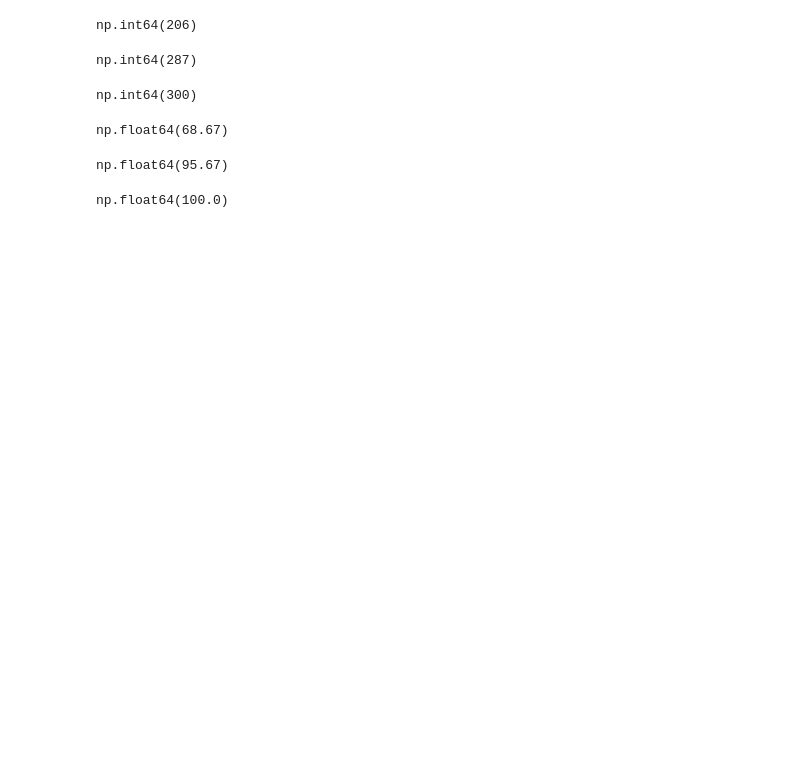
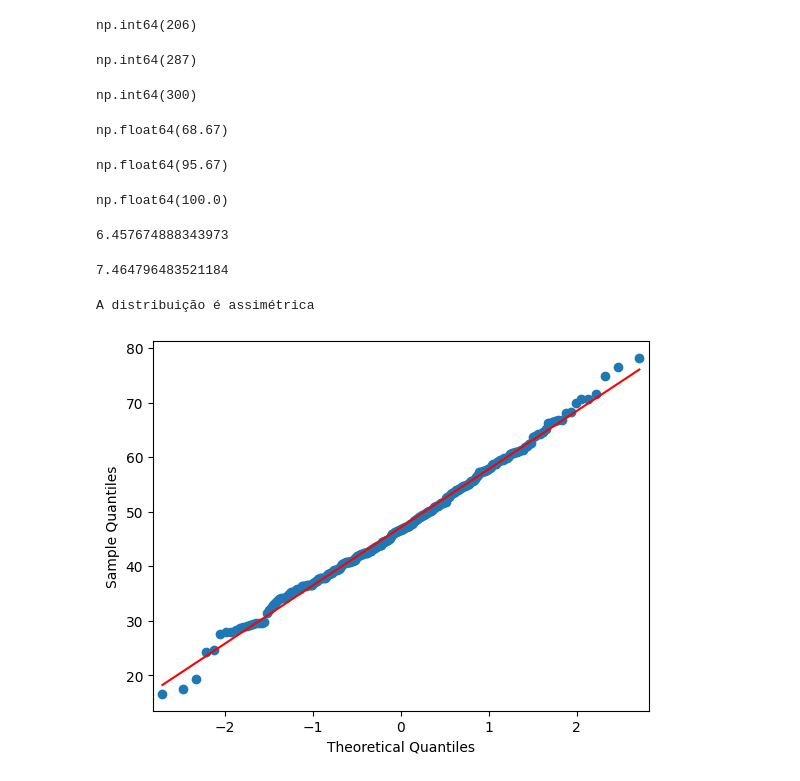
Before and after one commit to enzopuc2007/RAM_Memory_Management, a Jupyter notebook: src/Data_Work_1.ipynb, the cells around one changed output. Saved outputs shown, nothing was run; the diff lists cells and outputs as text; code cells hidden in the pictures; blank space fills up the shorter version.

```diff
--- a/src/Data_Work_1.ipynb
+++ b/src/Data_Work_1.ipynb
@@ -114,0 +130,26 @@ np.float64(100.0)
+# %%
+#Verificando simetria
+Comp1 = Q2 - Q1
+print(Comp1)
+# %% [output]
+6.457674888343973
+# %%
+#Verificando simetria
+Comp2 = Q3 - Q2
+print(Comp2)
+# %% [output]
+7.464796483521184
+# %%
+#Verificção final
+if(Comp1==Comp2):
+    print('A distribuição é simétrica')
+else:
+    print('A distribuição é assimétrica')
+# %% [output]
+A distribuição é assimétrica
+# %%
+#Construção do gráfico Q-Q
+sm.qqplot(df[coluna], line = 'r')
+pylab.show()
+# %% [output]
+[figure, added]
```
Also changed, not shown: parts of 6 cells of this notebook.
